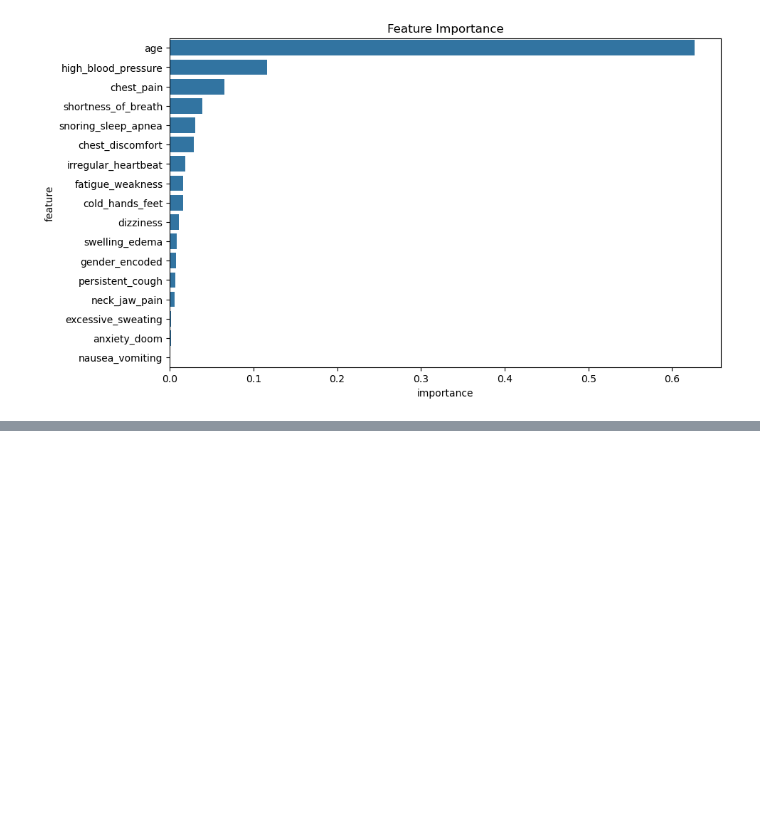
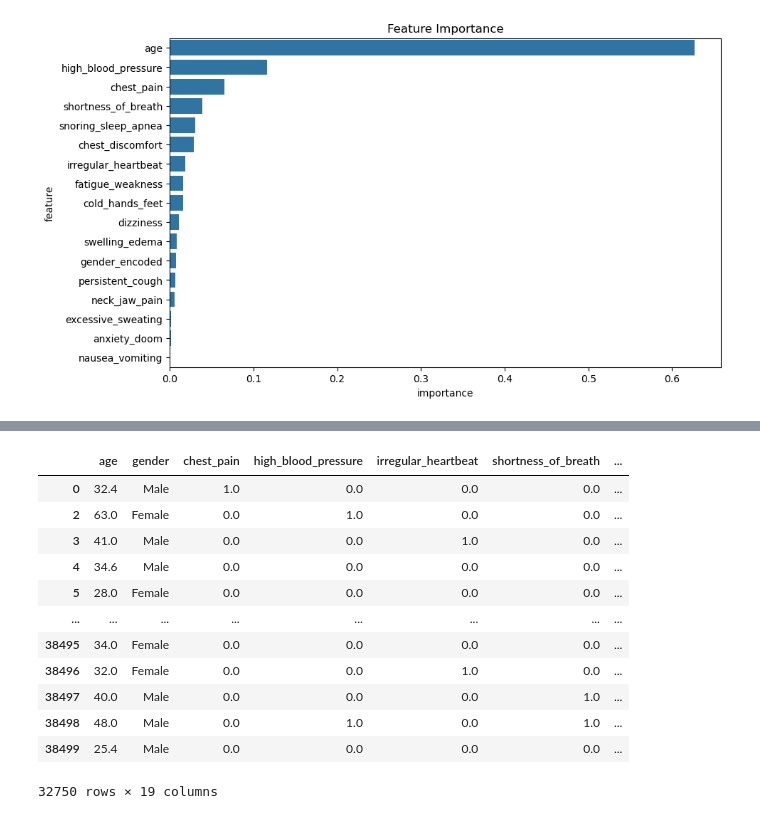
Before and after one commit to patelatwork/stroke-prediction, a Jupyter notebook: note.ipynb, the cells around one changed output, grey strips where cells are left out. Cells and saved outputs as stored; diff of their text form; code cells hidden in the pictures; blank space fills up the shorter version.

```diff
--- a/note.ipynb
+++ b/note.ipynb
@@ -327,0 +368,16 @@ joblib.dump(gb_model, 'stroke_prediction_model.pkl')
+# %%
+df
+# %% [output]
+|  | age | gender | chest_pain | high_blood_pressure | irregular_heartbeat | shortness_of_breath | ... |
+| 0 | 32.4 | Male | 1.0 | 0.0 | 0.0 | 0.0 | ... |
+| 2 | 63.0 | Female | 0.0 | 1.0 | 0.0 | 0.0 | ... |
+| 3 | 41.0 | Male | 0.0 | 0.0 | 1.0 | 0.0 | ... |
+| 4 | 34.6 | Male | 0.0 | 0.0 | 0.0 | 0.0 | ... |
+| 5 | 28.0 | Female | 0.0 | 0.0 | 0.0 | 0.0 | ... |
+| ... | ... | ... | ... | ... | ... | ... | ... |
+| 38495 | 34.0 | Female | 0.0 | 0.0 | 0.0 | 0.0 | ... |
+| 38496 | 32.0 | Female | 0.0 | 0.0 | 1.0 | 0.0 | ... |
+| 38497 | 40.0 | Male | 0.0 | 0.0 | 0.0 | 1.0 | ... |
+| 38498 | 48.0 | Male | 0.0 | 1.0 | 0.0 | 1.0 | ... |
+| 38499 | 25.4 | Male | 0.0 | 0.0 | 0.0 | 0.0 | ... |
+32750 rows × 19 columns
```
Also changed, not shown: parts of 10 cells of this notebook, 3 other files.
